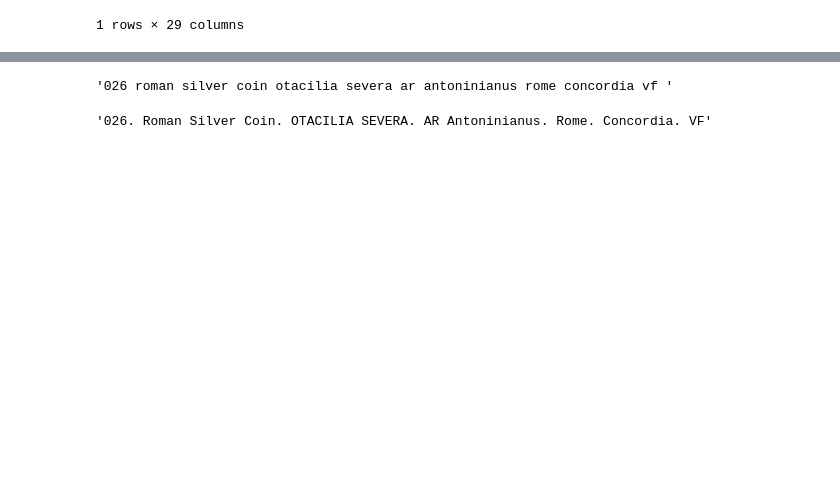
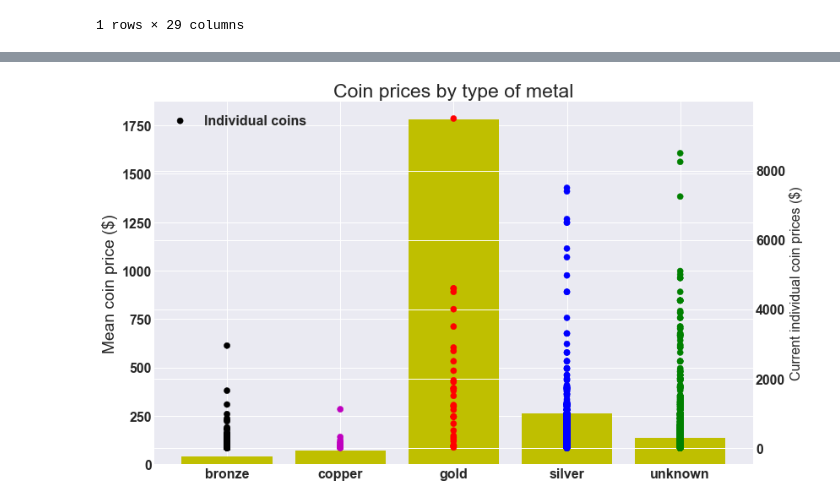
Before and after one commit to slevin886/Roman_Coin_Pricing, a Jupyter notebook: Roman_Coin_EDA .ipynb, the cells around one changed output, grey strips where cells are left out. Saved outputs shown, nothing was run; the diff lists cells and outputs as text; code cells hidden in the pictures; blank space fills up the shorter version.

```diff
--- a/Roman_Coin_EDA .ipynb
+++ b/Roman_Coin_EDA .ipynb
@@ -232,9 +248,0 @@ print(len(singles), len(multiples))
-# %%
-#gold, silver, bronze, orichalcum and copper coinage.
-df[df['emperor_in_title'].isnull()].loc[30]['URLTitle']
-# %% [output]
-'026 roman silver coin otacilia severa ar antoninianus rome concordia vf '
-# %%
-df[df['emperor_in_title'].isnull()].loc[30]['title']
-# %% [output]
-'026. Roman Silver Coin. OTACILIA SEVERA. AR Antoninianus. Rome. Concordia. VF'
@@ -240,0 +262,43 @@ df[df['emperor_in_title'].isnull()].loc[30]['title']
+# %%
+def metal_cleaner(col):
+    """Removes metal values from lists"""
+    try:
+        multi = ' '.join(col)
+        return multi
+    except:
+        single = col[0]
+        return single
+
+df['coin_metal'] = df['coin_metal'].apply(metal_cleaner)
+# %%
+#365 observations include a jewelery keyword, dropping
+jewelery = []
+
+for num, val in enumerate(df['URLTitle']):
+    if 'earring' in val:
+        jewelery.append(num)
+    elif 'pendant' in val:
+        jewelery.append(num)
+    elif 'bracelet'in val:
+        jewelery.append(num)
+    elif 'necklace' in val:
+        jewelery.append(num)
+
+df = df.drop(jewelery, axis=0).reset_index(drop=True)
+# %%
+metal_graph = df[df['coin_metal'].isin(['gold', 'silver', 'bronze', 'copper', 'unknown'])].loc[df['current_price'] < 10000]
+metal_graph2 = metal_graph.groupby('coin_metal', as_index=False)['current_price'].mean().sort_values(by=['current_price'])
+
+rc('font', weight='bold', size=16)
+fig, ax = plt.subplots(figsize=(12, 7))
+ax.bar(metal_graph2['coin_metal'], metal_graph2['current_price'], color='y')
+plt.ylabel('Mean coin price ($)')
+ax2 = ax.twinx()
+colors = {'gold':'r', 'silver':'b', 'bronze': 'k', 'copper': 'm', 'unknown': 'g'}
+ax2.scatter(metal_graph['coin_metal'], metal_graph['current_price'], label='Individual coins',s=50, c=metal_graph['coin_metal'].map(colors))
+plt.ylabel('Current individual coin prices ($)', size=16)
+plt.title('Coin prices by type of metal')
+plt.legend(loc=2)
+fig.tight_layout()
+# %% [output]
+[figure, added]
```
Also changed, not shown: parts of 26 cells of this notebook.
